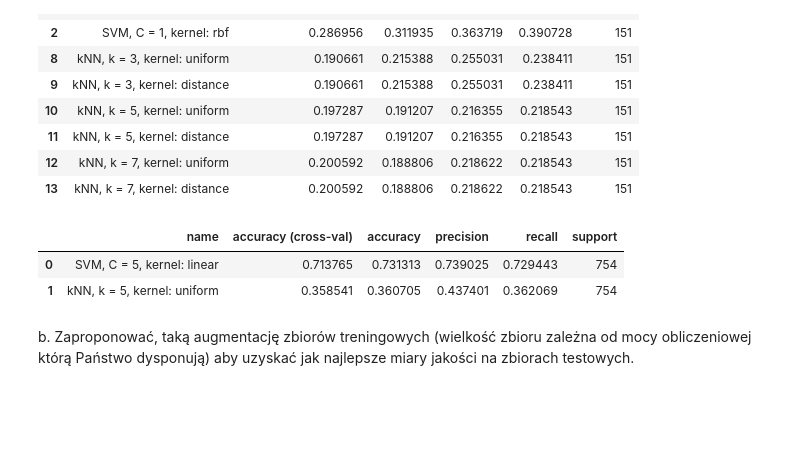
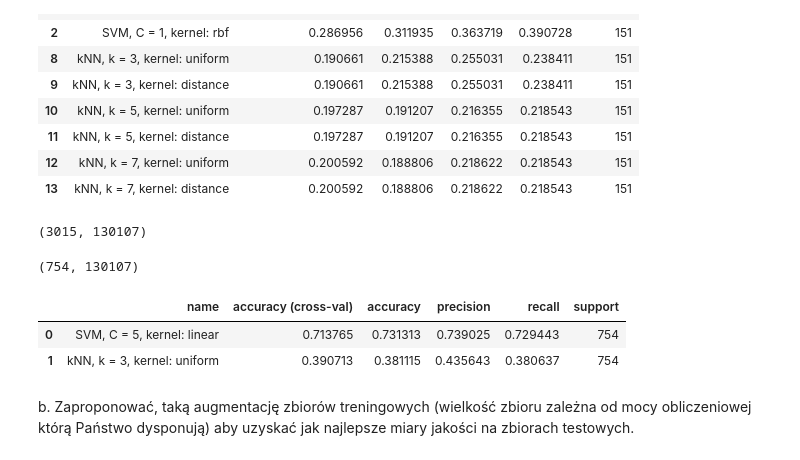
Before and after one commit to filipsl/ml-lab-solutions, a Jupyter notebook: notebook-3/notebook.ipynb, the cells around one changed output. Saved outputs shown, nothing was run; the diff lists cells and outputs as text; code cells hidden in the pictures; blank space fills up the shorter version.

```diff
--- a/notebook-3/notebook.ipynb
+++ b/notebook-3/notebook.ipynb
@@ -667,12 +667,20 @@ evaluate_all(X_train, X_test, y_train, y_test)
 | 13 | kNN, k = 7, kernel: distance | 0.200592 | 0.188806 | 0.218622 | 0.218543 | 151 |
 # %%
 X_train, X_test, y_train, y_test = train_test_split(twenty_dataset.data, twenty_dataset.target, train_size=0.16, test_size=0.04, random_state=1)
+# %%
+X_train.shape
+# %% [output]
+(3015, 130107)
+# %%
+X_test.shape
+# %% [output]
+(754, 130107)
 # %%
-compare_best(X_train, X_test, y_train, y_test, C=5, k=5, knn_kernel='uniform', svm_kernel='linear')
+compare_best(X_train, X_test, y_train, y_test, C=5, k=3, knn_kernel='uniform', svm_kernel='linear')
 # %% [output]
 |  | name | accuracy (cross-val) | accuracy | precision | recall | support |
 | 0 | SVM, C = 5, kernel: linear | 0.713765 | 0.731313 | 0.739025 | 0.729443 | 754 |
-| 1 | kNN, k = 5, kernel: uniform | 0.358541 | 0.360705 | 0.437401 | 0.362069 | 754 |
+| 1 | kNN, k = 3, kernel: uniform | 0.390713 | 0.381115 | 0.435643 | 0.380637 | 754 |
 # %% [markdown]
 b. Zaproponować, taką augmentację zbiorów treningowych (wielkość zbioru zależna od
 mocy obliczeniowej którą Państwo dysponują) aby uzyskać jak najlepsze miary jakości na
```
